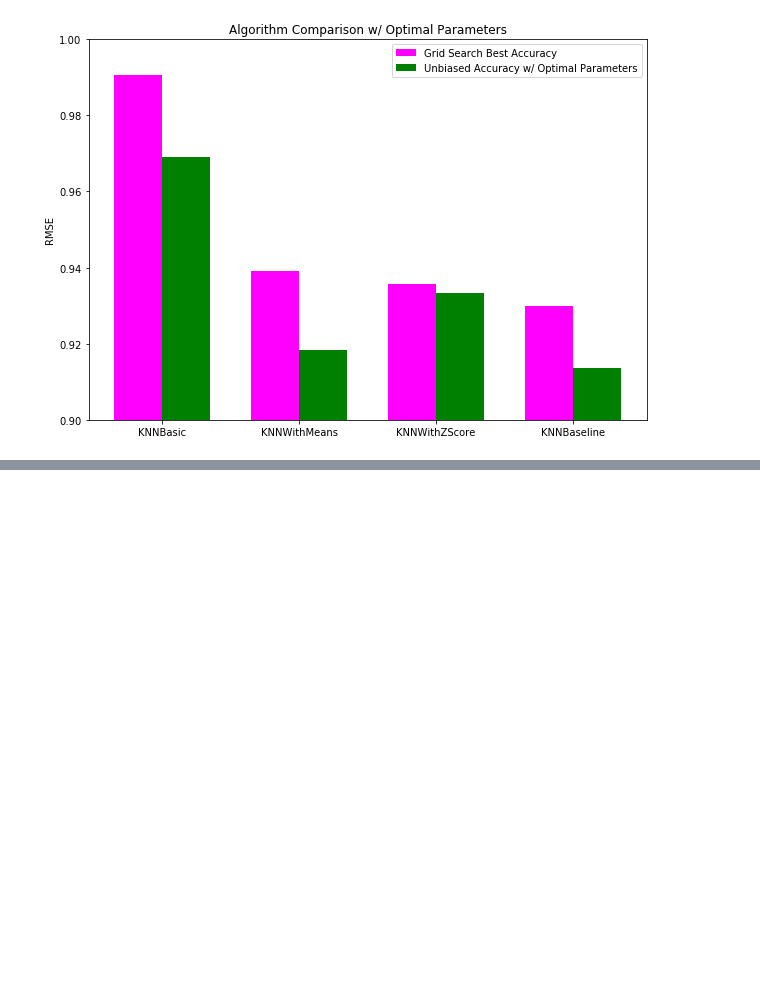
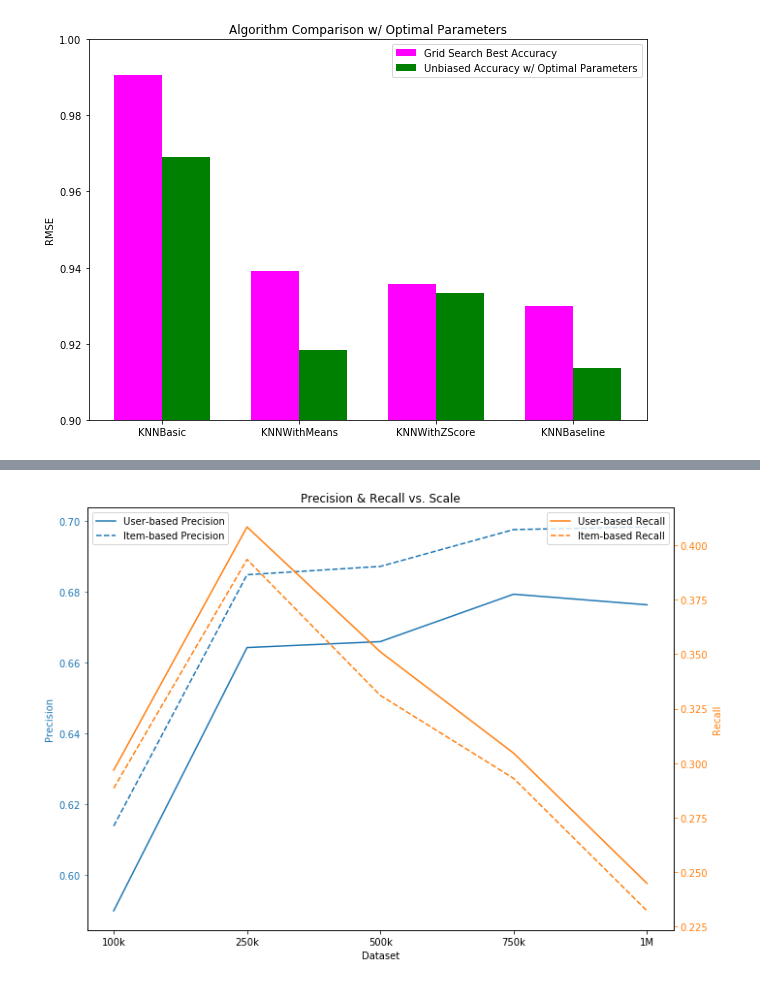
Before and after one commit to gmidhun95/recommender_system, a Jupyter notebook: project_part1/KNN_Performance_Plots_Revised.ipynb, the cells around one changed output, grey strips where cells are left out. Cells and saved outputs as stored; diff of their text form; code cells hidden in the pictures; blank space fills up the shorter version.

```diff
--- a/project_part1/KNN_Performance_Plots_Revised.ipynb
+++ b/project_part1/KNN_Performance_Plots_Revised.ipynb
@@ -114,0 +167,24 @@ plt.show()
+# %%
+fig, ax1 = plt.subplots()
+fig.set_size_inches(10, 7)
+ax1.set_title("Precision & Recall vs. Scale")
+line1 = ax1.plot(x, user_based_df["Precision"], color="tab:blue")
+line2 = ax1.plot(x, item_based_df["Precision"], color="tab:blue", linestyle=linestyle)
+
+ax1.set_xlabel("Dataset")
+ax1.set_ylabel("Precision", color='tab:blue')
+ax1.tick_params("y", colors='tab:blue')
+
+ax2 = ax1.twinx()
+line3 = ax2.plot(x, user_based_df["Recall"], color="tab:orange")
+line4 = ax2.plot(x, item_based_df["Recall"], color="tab:orange", linestyle = linestyle)
+ax2.set_ylabel("Recall", color='tab:orange')
+ax2.tick_params("y", colors='tab:orange')
+
+ax1.legend(("User-based Precision", "Item-based Precision"), loc="upper left")
+ax2.legend(("User-based Recall", "Item-based Recall"), loc="upper right")
+fig.tight_layout()
+plt.xticks(x, dataset_sizes)
+plt.show()
+# %% [output]
+[figure, added]
```
Also changed, not shown: parts of 1 cell of this notebook, 3 other files.
